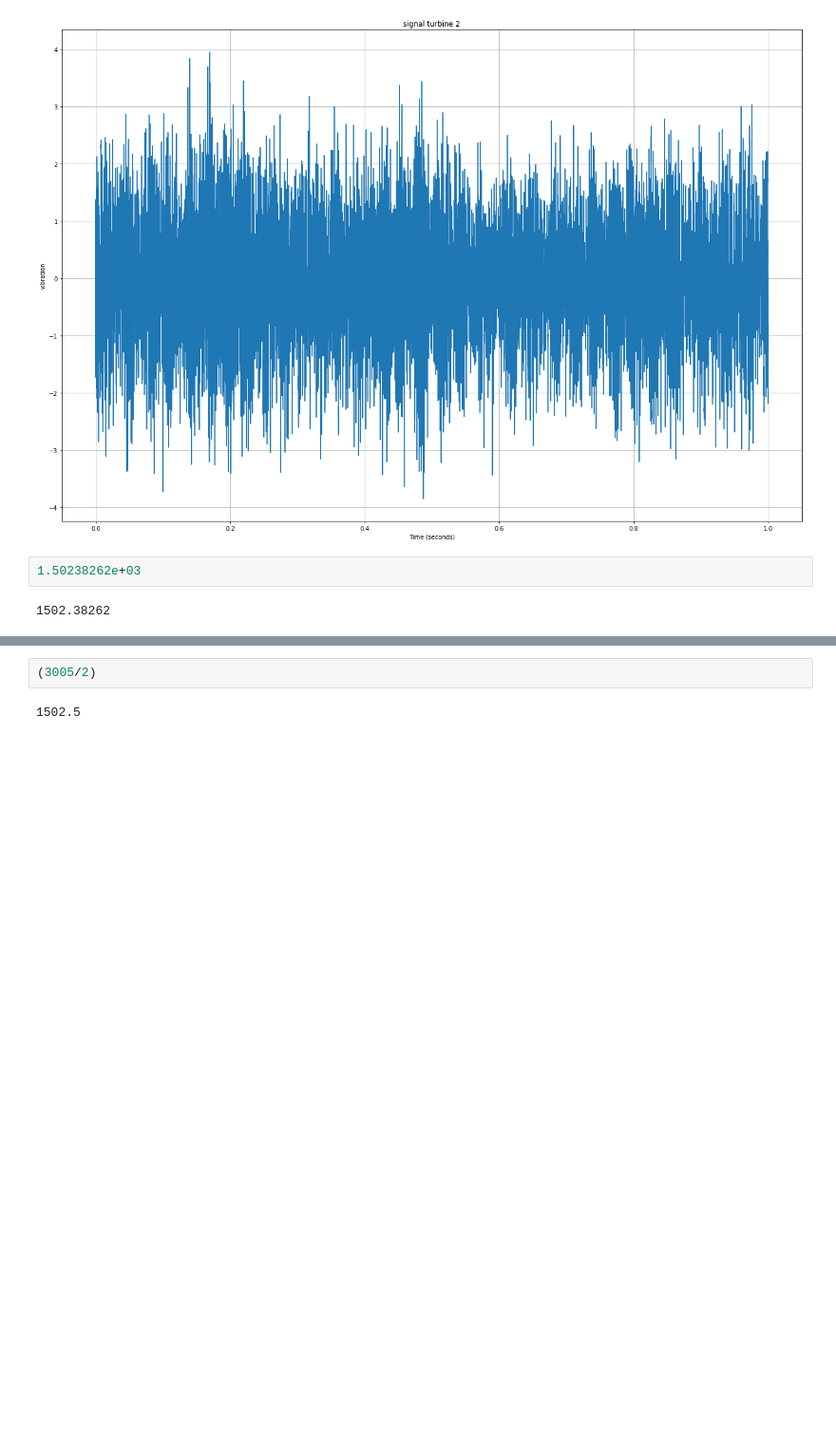
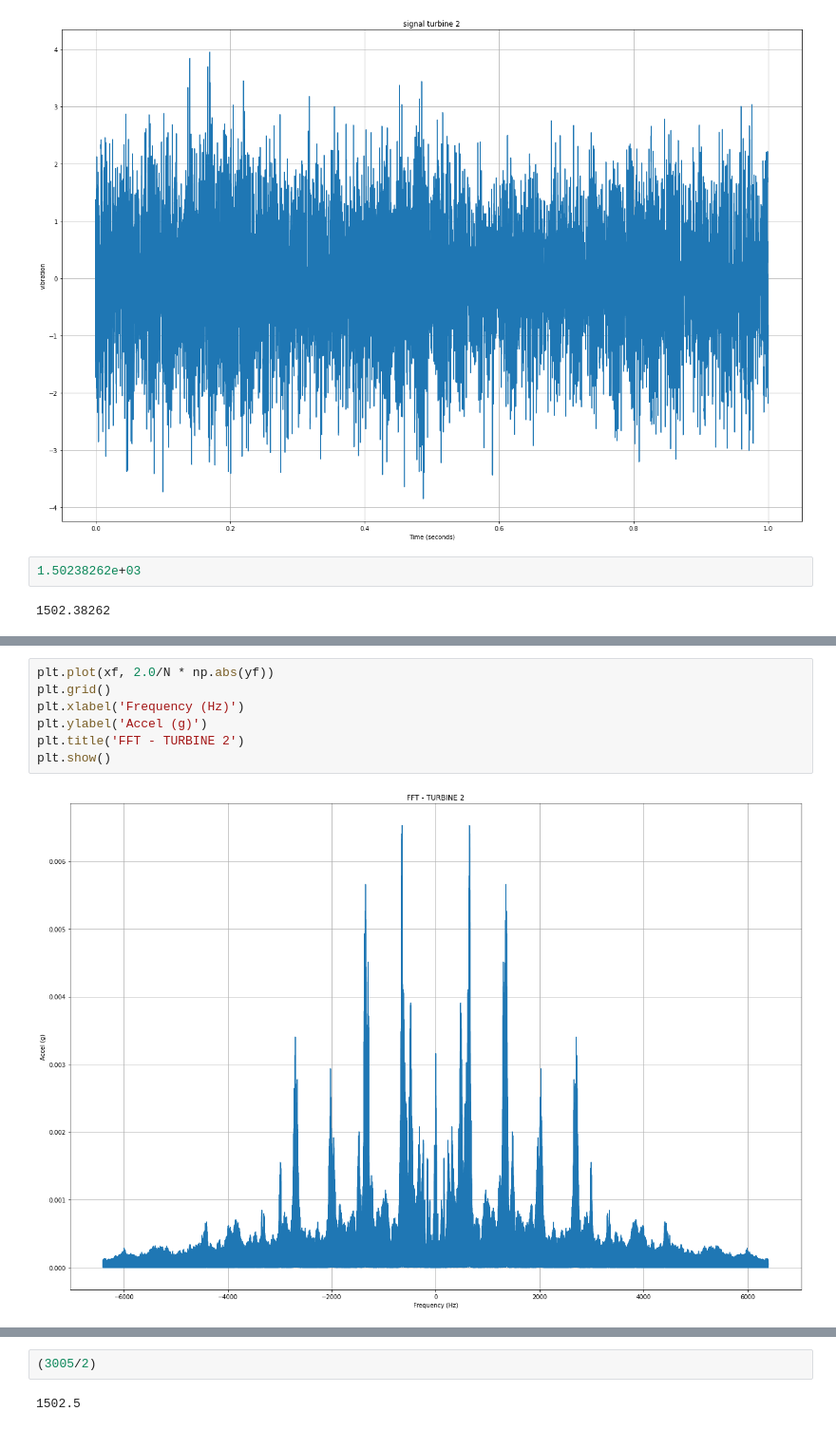
Before and after one commit to FabianAspee/examples, a Jupyter notebook: vibration_analisis.ipynb, the cells around one changed output, grey strips where cells are left out. Shown at 95% size. Saved outputs shown, nothing was run; the diff lists cells and outputs as text; blank space fills up the shorter version.

```diff
--- a/vibration_analisis.ipynb
+++ b/vibration_analisis.ipynb
@@ -119,0 +126,9 @@ array([-1.32245531, -1.44434059,  1.37395184, ..., -0.95192405,
+# %%
+plt.plot(xf, 2.0/N * np.abs(yf))
+plt.grid()
+plt.xlabel('Frequency (Hz)')
+plt.ylabel('Accel (g)')
+plt.title('FFT - TURBINE 2')
+plt.show()
+# %% [output]
+[figure, added]
```
Also changed, not shown: parts of 19 cells of this notebook.
